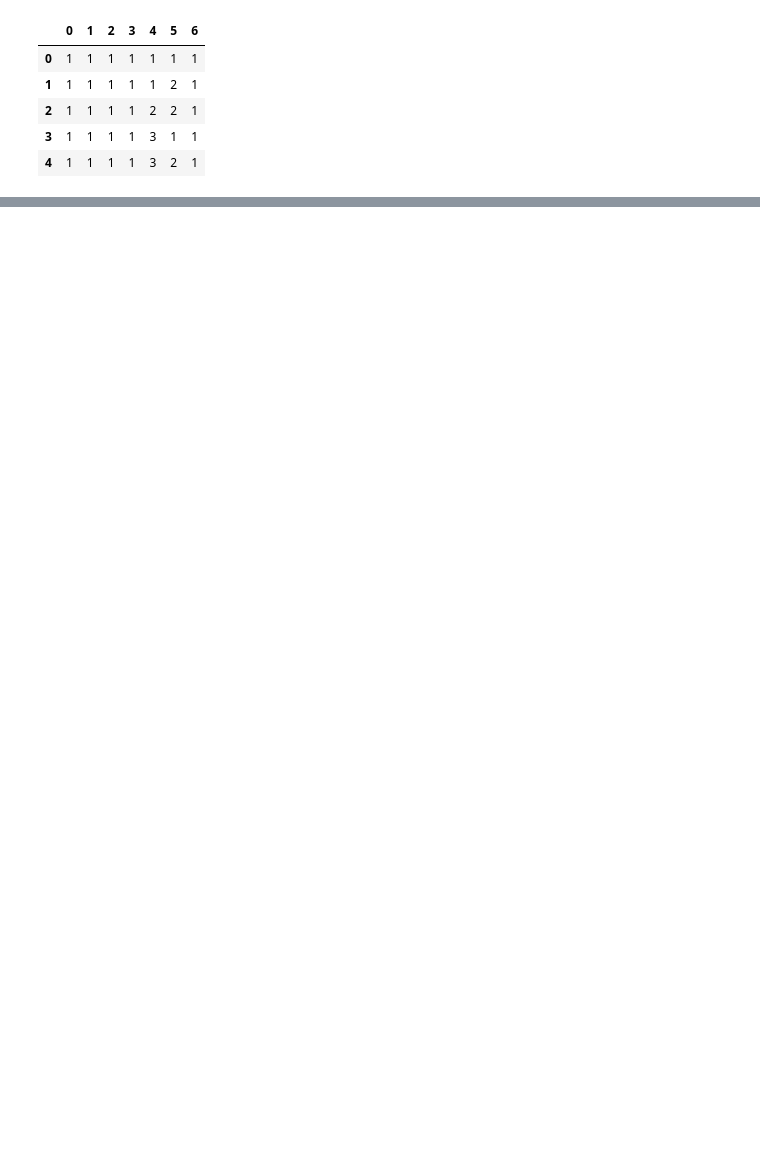
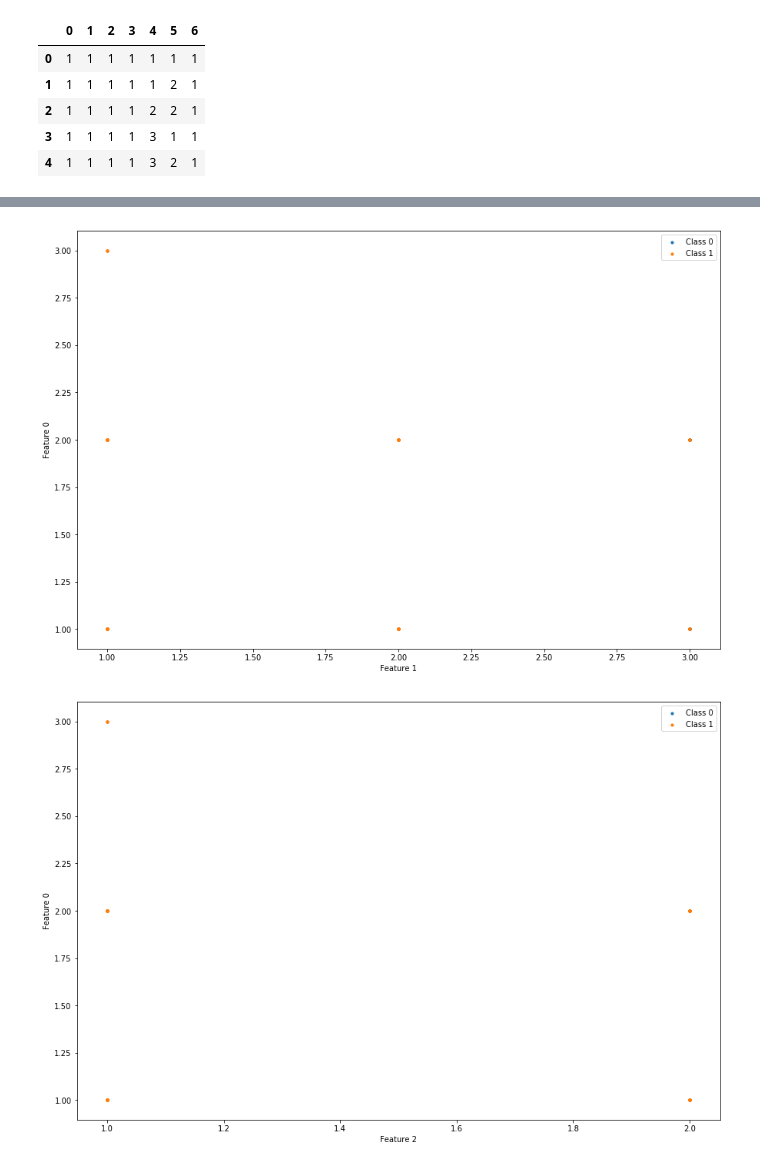
Before and after one commit to adrigrillo/dl, a Jupyter notebook: assigment_1/assignment_1.ipynb, the cells around one changed output, grey strips where cells are left out. Cells and saved outputs as stored; diff of their text form; code cells hidden in the pictures; blank space fills up the shorter version.

```diff
--- a/assigment_1/assignment_1.ipynb
+++ b/assigment_1/assignment_1.ipynb
@@ -427,0 +753,30 @@ for l in lambdas:
+# %%
+def plot_features(x: np.ndarray, y: np.ndarray) -> None:
+    """
+    Method that plot the data and the decision boundary of a given
+    logistic regression model, using the bias term and the weights.
+    :param x: features of the data
+    :param y: classes of the data
+    :param weights: weights of the model
+    :param bias: bias of the model
+    """
+    # get the indexes of each class
+    zero = np.where(y == 0)[1]
+    one = np.where(y == 1)[1]
+
+    plt.scatter(x[0][zero], x[1][zero], s=10, label='Class 0')
+    plt.scatter(x[0][one], x[1][one], s=10, label='Class 1')
+
+
+    plt.xlabel('Feature '+str(f1))
+    plt.ylabel('Feature '+str(f2))
+    plt.legend()
+    plt.show()
+# %%
+for f1 in range(1,5):
+    f2=0
+    train, test = generate_data_with_features(monk, elements=346, features=[f1, f2], normalise=True, test_elements=test_elements)
+    plot_features(train[0].to_numpy(), train[1].to_numpy())
+# %% [output]
+[figure, added]
+[figure, added]
```
Also changed, not shown: parts of 20 cells of this notebook.
